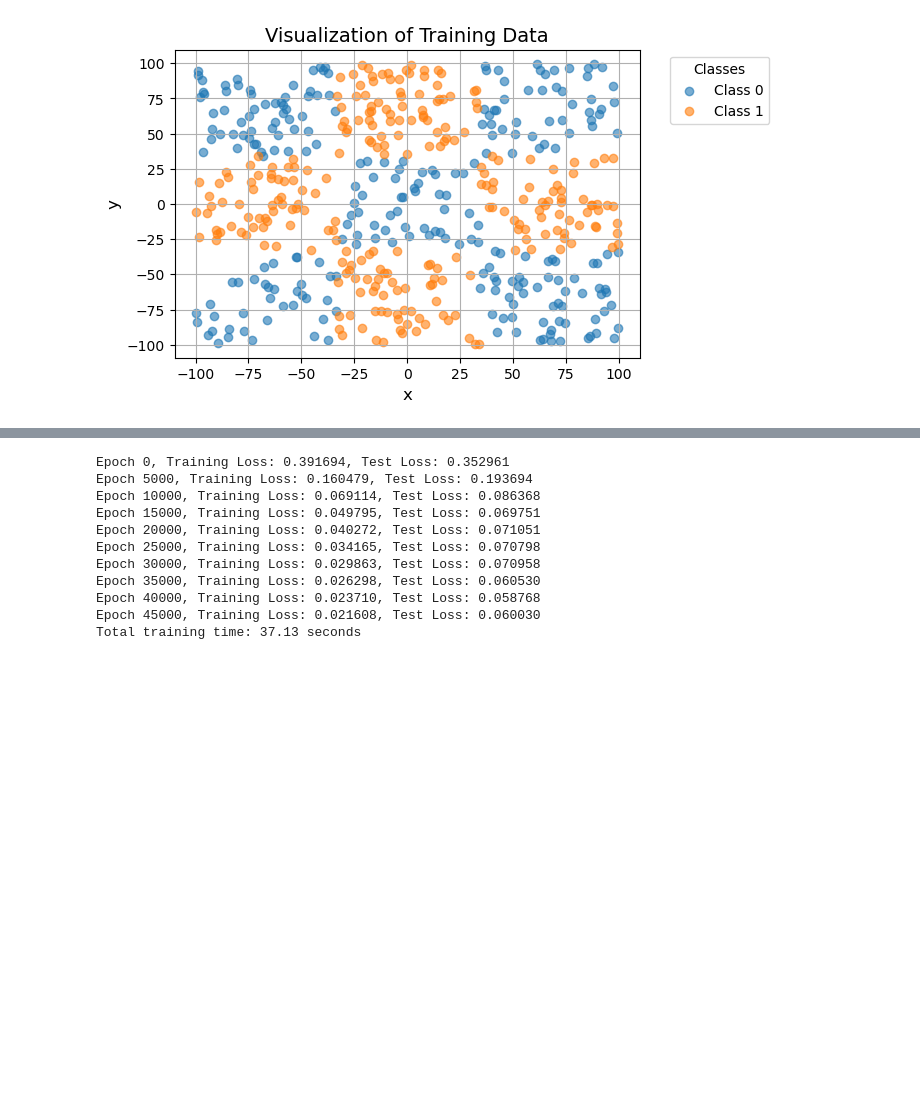
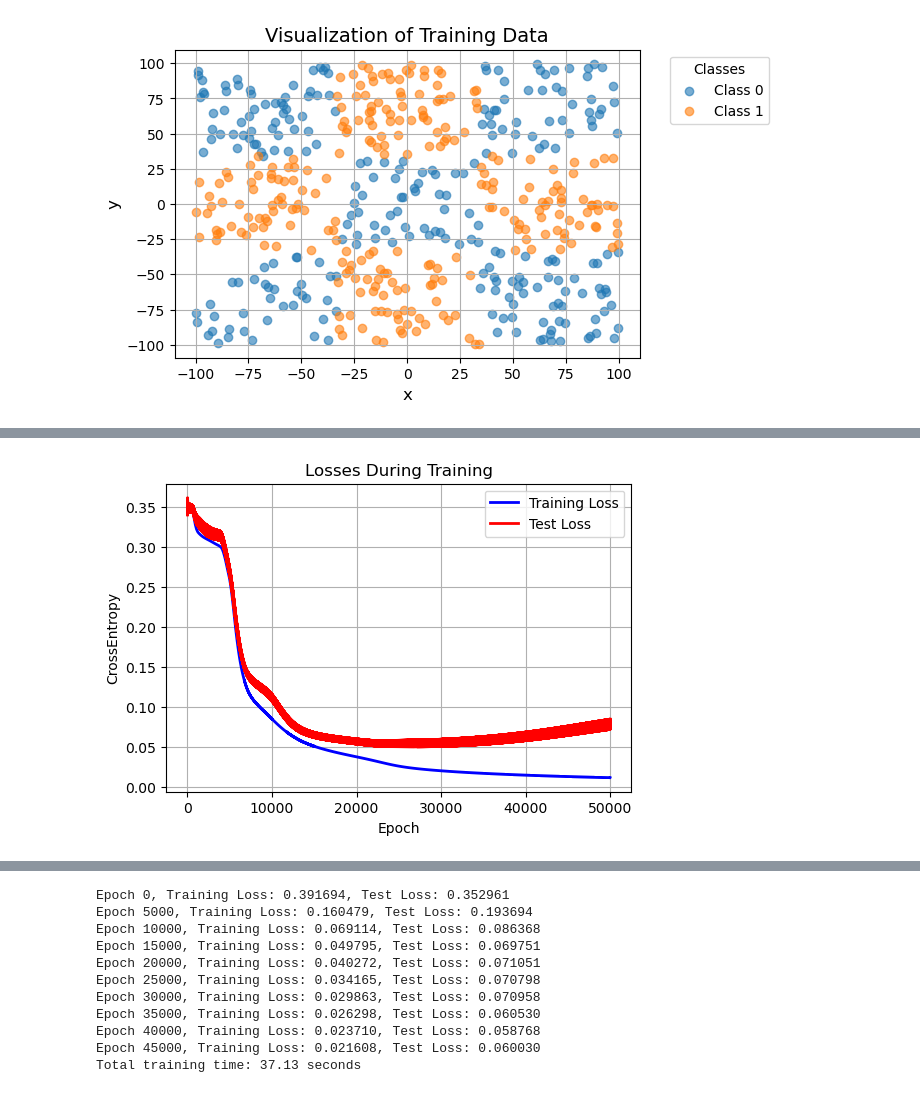
Before and after one commit to sienkozuzanna/miowad, a Jupyter notebook: NeuralNetworks/nn4.ipynb, the cells around one changed output, grey strips where cells are left out. Drawn from its saved outputs; the diff is of its cells as text; code cells hidden in the pictures; blank space fills up the shorter version.

```diff
--- a/NeuralNetworks/nn4.ipynb
+++ b/NeuralNetworks/nn4.ipynb
@@ -192,3 +234,9 @@ visualize_data(X_train_xor, Y_train_xor, num_classes)
 scaler_X = MinMaxScaler()
 X_train_xor_normalized = scaler_X.fit_transform(X_train_xor)
 X_test_xor_normalized = scaler_X.transform(X_test_xor)
+# %%
+nn_xor=NeuralNetwork(layers=[2,20,num_classes], task="classification",
+                     activation="sigmoid", weights_initialize="Xavier")
+nn_xor.train(X_train_xor_normalized, Y_train_xor, X_test_xor_normalized, Y_test_xor, optimizer="RMSprop",
+               learning_rate=0.01, epochs=50000, verbose_interval=5000, batch_size=None)
+# %% [output]
@@ -194,0 +253 @@ X_test_xor_normalized = scaler_X.transform(X_test_xor)
+[figure, added]
```
Also changed, not shown: parts of 9 cells of this notebook, 2 other files.
